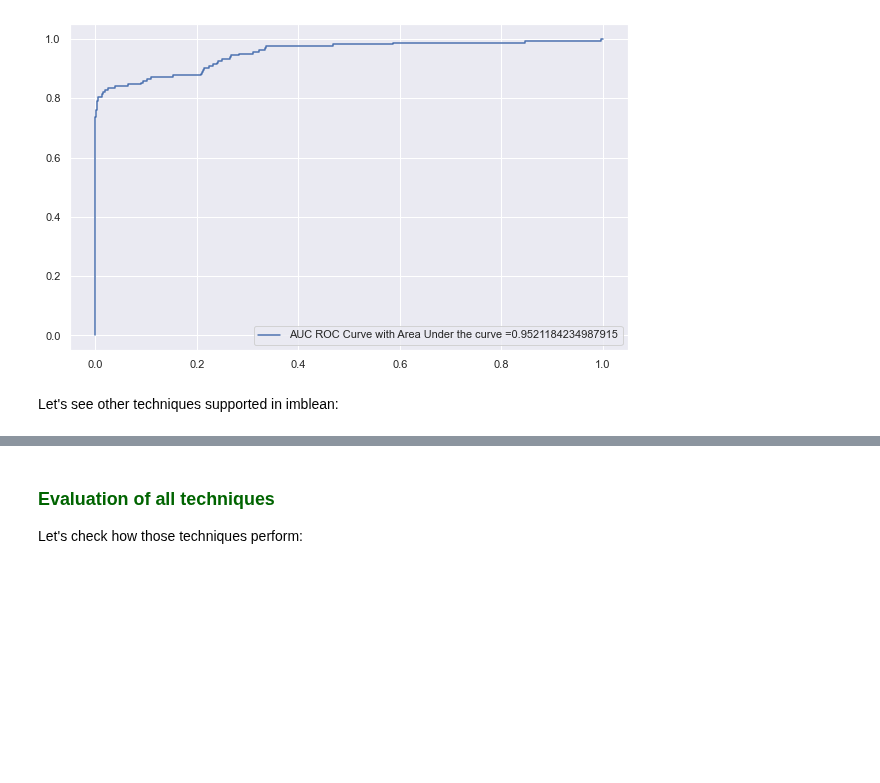
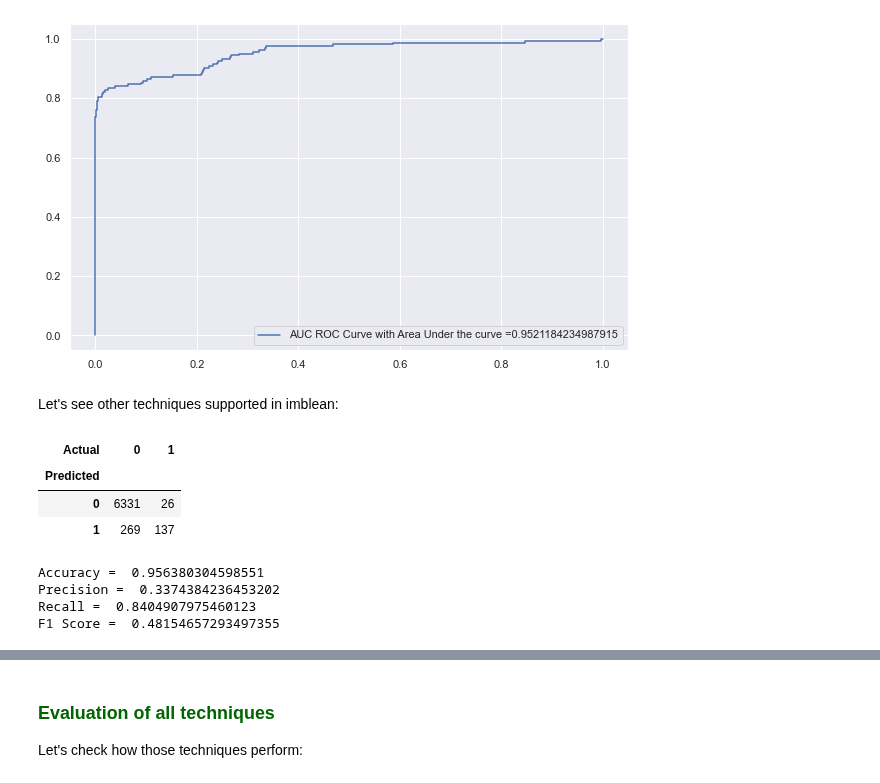
Before and after one commit to johnklee/ml_articles, a Jupyter notebook: others/imbalance_data_by_smote/use_smote_to_handle_imbalanced_data_car_eval.ipynb, the cells around one changed output, grey strips where cells are left out. Cells and saved outputs as stored; diff of their text form; code cells hidden in the pictures; blank space fills up the shorter version.

Commit message:
update notebook of imbalanced datat

```diff
--- a/others/imbalance_data_by_smote/use_smote_to_handle_imbalanced_data_car_eval.ipynb
+++ b/others/imbalance_data_by_smote/use_smote_to_handle_imbalanced_data_car_eval.ipynb
@@ -613,4 +593,26 @@ Let's see other techniques supported in imblean:
 # Check https://www.youtube.com/watch?v=g6F_zNcULKE&list=PLyQnbMWK6HUVWtYO8H2SRZLFc99oznMYU&index=12&t=2785s
 from imblearn.over_sampling import RandomOverSampler, ADASYN, BorderlineSMOTE, SVMSMOTE
 
-# TBD
+# https://imbalanced-learn.readthedocs.io/en/stable/generated/imblearn.over_sampling.SVMSMOTE.html
+svm_sm = SVMSMOTE(random_state=12, sampling_strategy = 1.0)
+x_train_res, y_train_res = svm_sm.fit_sample(X_train, Y_train)
+# %%
+clf = LogisticRegression().fit(x_train_res, y_train_res)
+# %%
+# Prediction
+Y_Test_Pred = clf.predict(X_test)
+# %%
+# Confusion matrix
+pd.crosstab(Y_Test_Pred, Y_test[target_column_name], rownames=['Predicted'], colnames=['Actual'])
+# %% [output]
+| Actual | 0 | 1 |
+| Predicted |  |  |
+| 0 | 6331 | 26 |
+| 1 | 269 | 137 |
+# %%
+perf_store['SVMSMOTE'] = generate_model_report(Y_test, Y_Test_Pred)
+# %% [output]
+Accuracy =  0.956380304598551
+Precision =  0.3374384236453202
+Recall =  0.8404907975460123
+F1 Score =  0.48154657293497355
```
Also changed, not shown: parts of 41 cells of this notebook, 1 other file.
